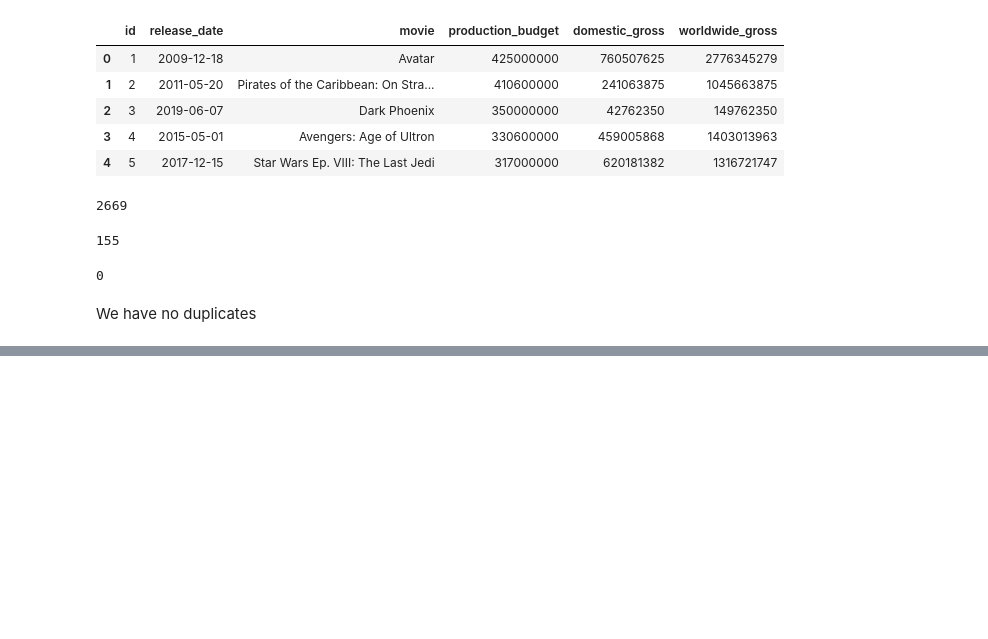
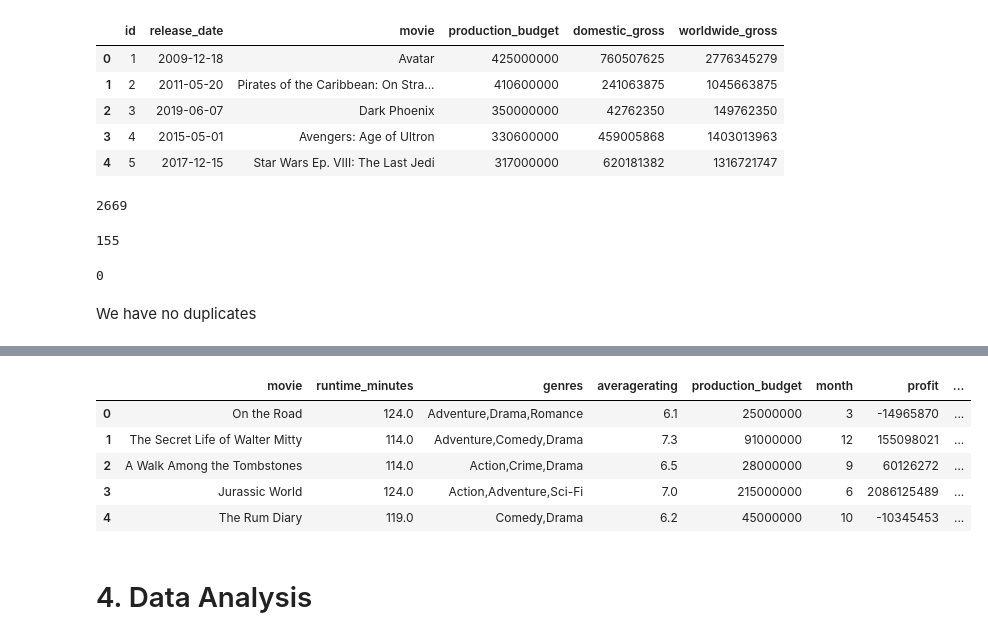
Before and after one commit to Deborah-Okeyo/group-eight-project, a Jupyter notebook: index.ipynb, the cells around one changed output, grey strips where cells are left out. Saved outputs shown, nothing was run; the diff lists cells and outputs as text; code cells hidden in the pictures; blank space fills up the shorter version.

```diff
--- a/index.ipynb
+++ b/index.ipynb
@@ -575,0 +595,5 @@ We have no duplicates
+# %%
+# merge the basics and ratings dataset with the budget dataset
+# 1. Change the primary title column in basics and ratings dataset to "movie"
+basics_and_ratings_df.columns = ["movie","runtime_minutes","genres","averagerating"]
+basics_and_ratings_df.head(5)
@@ -575,0 +607,4 @@ We have no duplicates
+# %%
+# 2. Now merge the two datasets using the movie column
+basics_and_budget_df = basics_and_ratings_df.merge(budget_df, on="movie", how="inner")
+basics_and_budget_df.head(5)
@@ -575,0 +618,8 @@ We have no duplicates
+# %%
+# Drop the unneccessary columns
+votes_and_gross_df.drop(["id","vote_average", "vote_count","studio"], axis = 1, inplace = True)
+# %%
+# merge the basics and budget dataset with the votes and gross dataset
+# 1. Change the title column in votes and gross dataset to "movie"
+votes_and_gross_df.columns = ["original_language","popularity","movie","year"]
+votes_and_gross_df.head(5)
@@ -575,0 +633,11 @@ We have no duplicates
+# %%
+# 2. Merge the two datasets into the final dataset using the movie column
+movies = basics_and_budget_df.merge(votes_and_gross_df, on="movie", how="inner")
+movies.head(5)
+# %% [output]
+|  | movie | runtime_minutes | genres | averagerating | production_budget | month | profit | ... |
+| 0 | On the Road | 124.0 | Adventure,Drama,Romance | 6.1 | 25000000 | 3 | -14965870 | ... |
+| 1 | The Secret Life of Walter Mitty | 114.0 | Adventure,Comedy,Drama | 7.3 | 91000000 | 12 | 155098021 | ... |
+| 2 | A Walk Among the Tombstones | 114.0 | Action,Crime,Drama | 6.5 | 28000000 | 9 | 60126272 | ... |
+| 3 | Jurassic World | 124.0 | Action,Adventure,Sci-Fi | 7.0 | 215000000 | 6 | 2086125489 | ... |
+| 4 | The Rum Diary | 119.0 | Comedy,Drama | 6.2 | 45000000 | 10 | -10345453 | ... |
@@ -575,0 +647,2 @@ We have no duplicates
+# %% [markdown]
+# 4. Data Analysis
```
Also changed, not shown: parts of 9 cells of this notebook.
